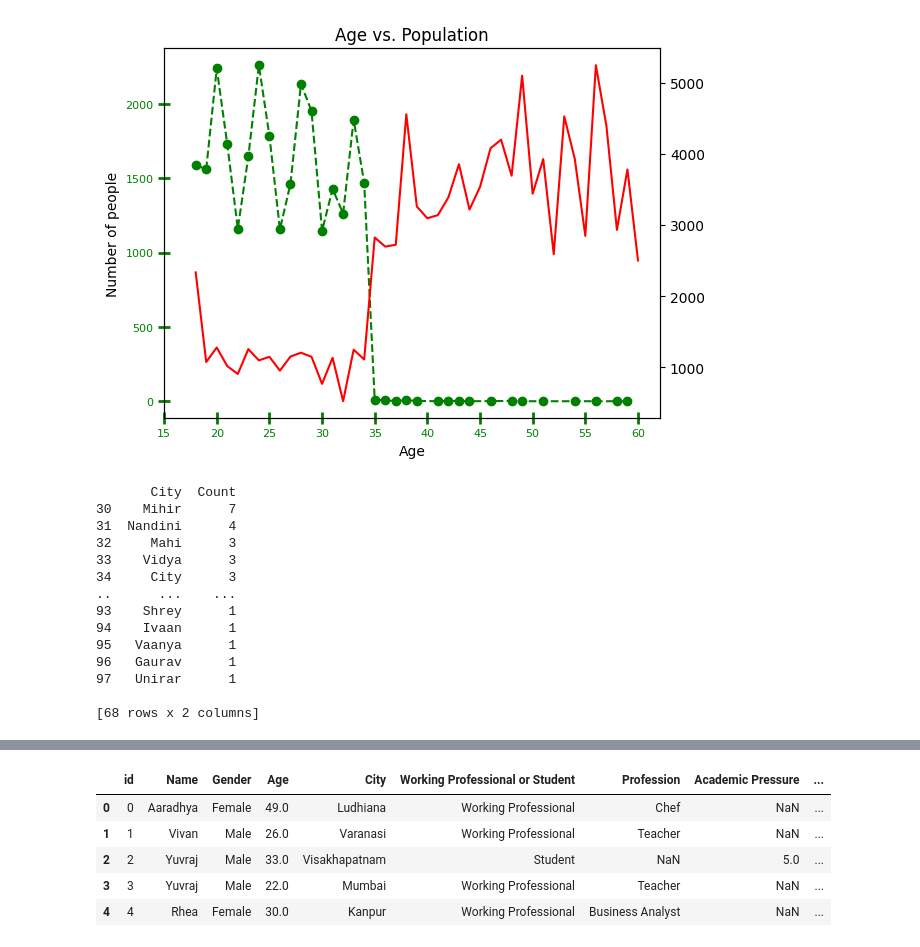
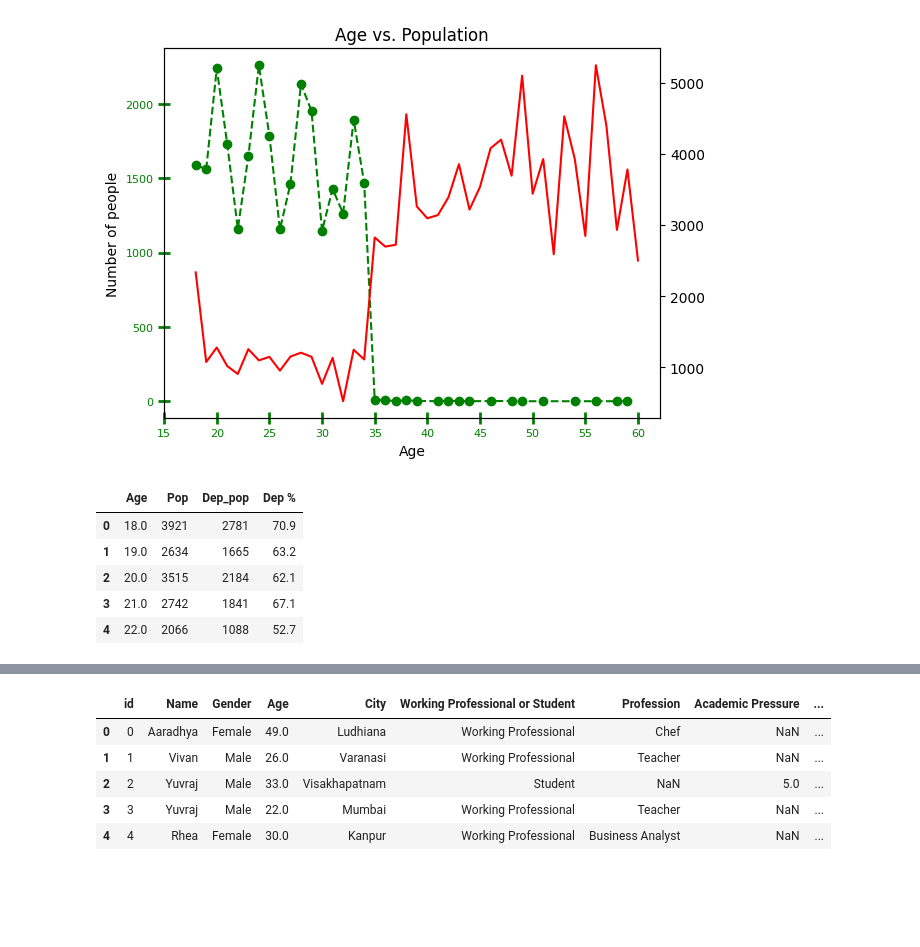
Before and after one commit to NeerajMehta15/Playground---S4E11-Kaggle-competition-, a Jupyter notebook: playground-s4e11_v0.1.ipynb, the cells around one changed output, grey strips where cells are left out. Cells and saved outputs as stored; diff of their text form; code cells hidden in the pictures; blank space fills up the shorter version.

```diff
--- a/playground-s4e11_v0.1.ipynb
+++ b/playground-s4e11_v0.1.ipynb
@@ -92,0 +177,8 @@ array([[<Axes: title={'center': 'id'}>, <Axes: title={'center': 'Age'}>,
+# %%
+incorrect_prof = []
+
+for index, row in prof_check.iterrows():
+    if row['Pop'] < 50:
+        incorrect_prof.append(row['Profession'])
+
+train['Profession'] = train['Profession'].replace(incorrect_prof, "Others")
@@ -92,0 +245,21 @@ array([[<Axes: title={'center': 'id'}>, <Axes: title={'center': 'Age'}>,
+# %%
+degree_counts = train['Degree'].value_counts().reset_index()
+degree_counts.columns = ['Degree', 'Count']
+
+incorrect_degree = []
+
+for index, row in degree_counts.iterrows():
+    if row['Count'] < 50:
+        incorrect_degree.append(row['Degree'])
+
+train['Degree'] = train['Degree'].replace(incorrect_degree, "Others")
+# %%
+train['Have you ever had suicidal thoughts ?'].value_counts()
+
+train['Suicidal_thougts'] = None
+
+for index, value in train['Have you ever had suicidal thoughts ?'].items():
+    if value == 'Yes':
+        train.loc[index, 'Suicidal_thougts'] = 0
+    elif value == 'No':
+        train.loc[index, 'Suicidal_thougts'] = 1
@@ -142,23 +325,15 @@ ax.tick_params(axis='y', colors='green', length=8, width=2, direction='inout', l
 plt.show()
 # %% [output]
 [figure]
-# %%
-#There seems to be a lot of values which are not making sense and we will move this to other columns
-city_counts = train['City'].value_counts().reset_index()
-city_counts.columns = ['City', 'Count']
-print(city_counts[city_counts['Count']<50]) #We have only 29 cities, we can move rest either to other or delete the city
-# %% [output]
-       City  Count
-30    Mihir      7
-31  Nandini      4
-32     Mahi      3
-33    Vidya      3
-34     City      3
-..      ...    ...
-93    Shrey      1
-94    Ivaan      1
-95   Vaanya      1
-96   Gaurav      1
-97   Unirar      1
-
-[68 rows x 2 columns]
+# %%
+age_dep = train.groupby('Age')['Depression'].agg(Count='count', Sum='sum').reset_index()
+age_dep.columns = ['Age','Pop','Dep_pop']
+age_dep['Dep %'] = round((age_dep['Dep_pop'] / age_dep['Pop']) * 100,1)
+age_dep.head()
+# %% [output]
+|  | Age | Pop | Dep_pop | Dep % |
+| 0 | 18.0 | 3921 | 2781 | 70.9 |
+| 1 | 19.0 | 2634 | 1665 | 63.2 |
+| 2 | 20.0 | 3515 | 2184 | 62.1 |
+| 3 | 21.0 | 2742 | 1841 | 67.1 |
+| 4 | 22.0 | 2066 | 1088 | 52.7 |
```
Also changed, not shown: parts of 17 cells of this notebook.
